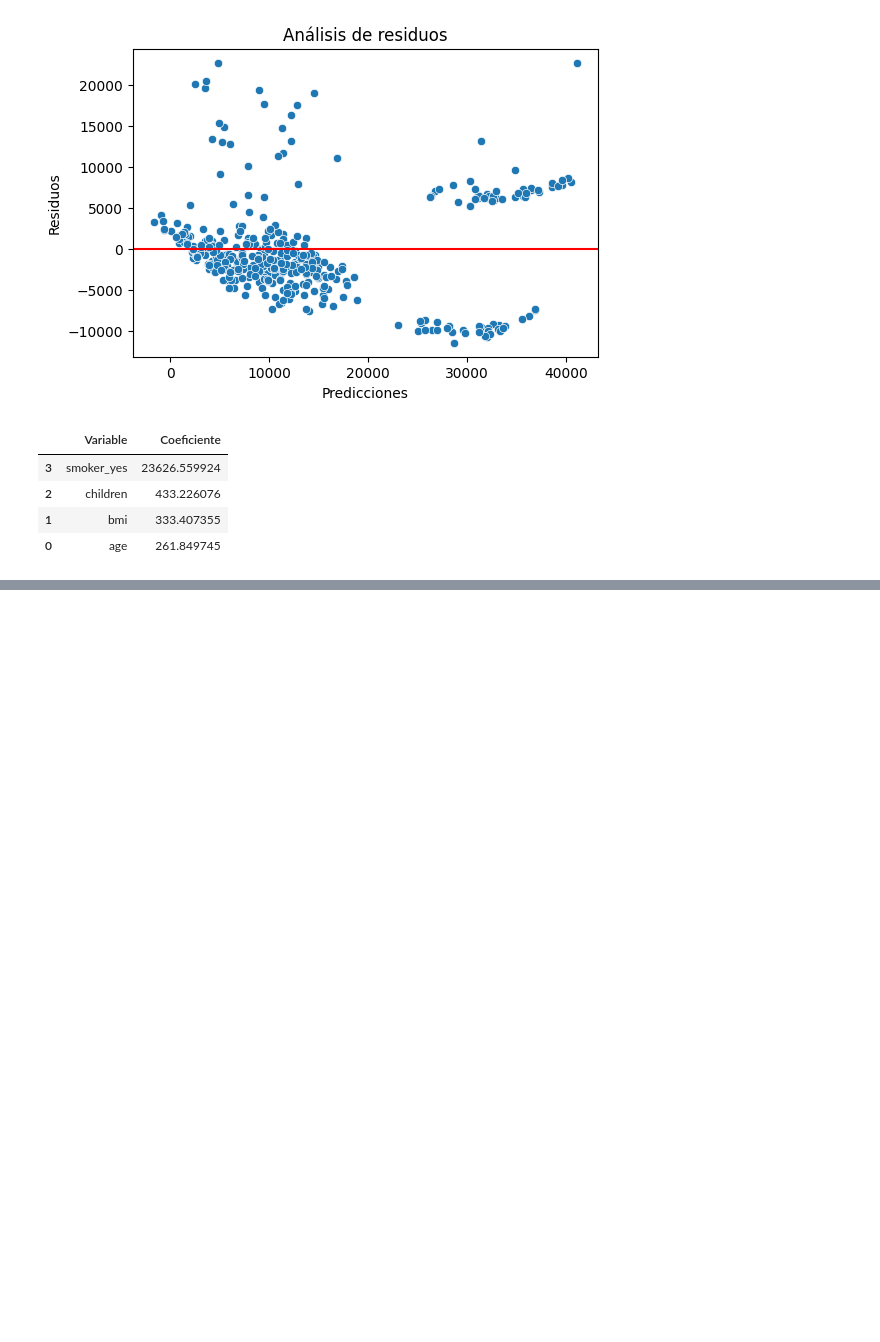
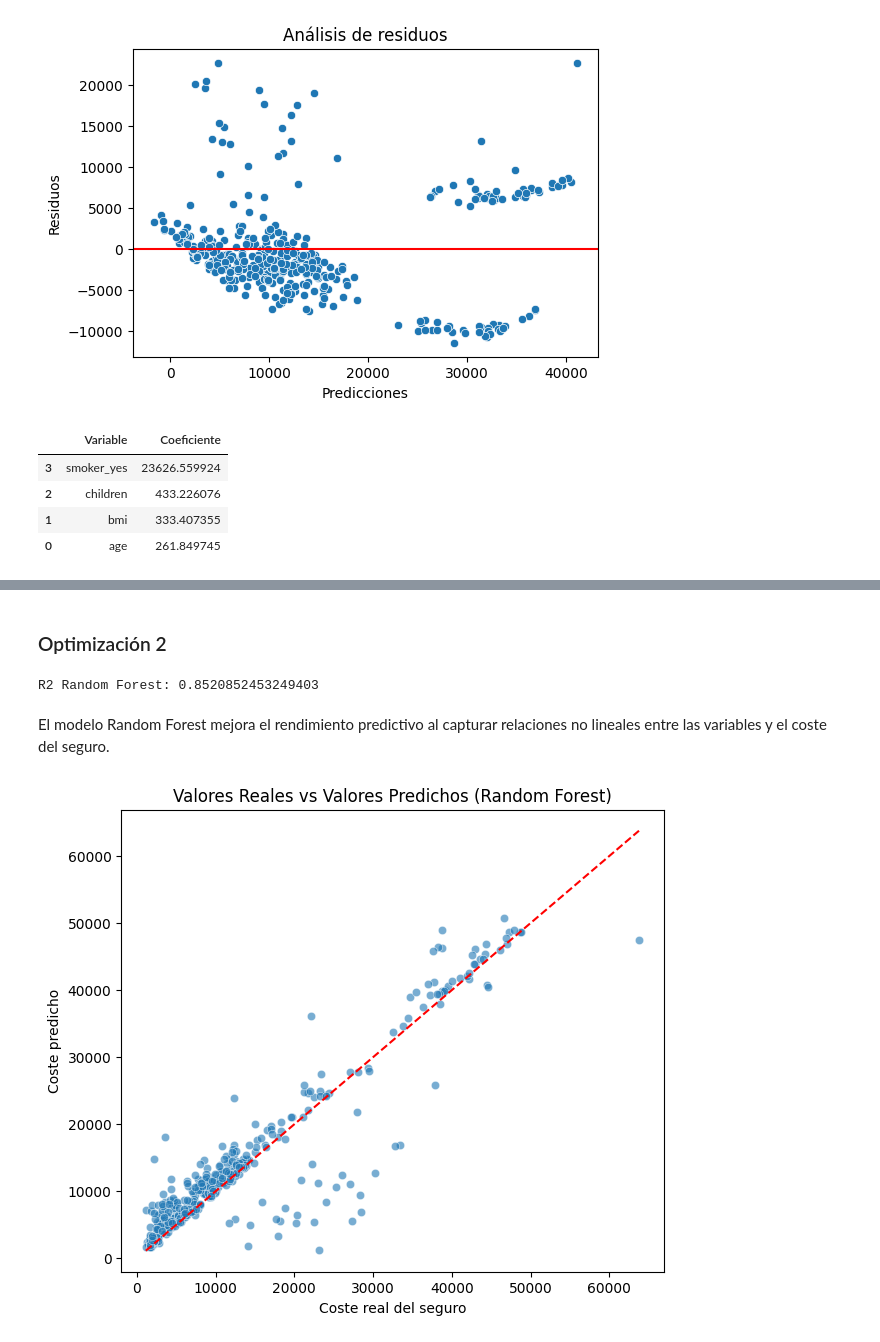
Before and after one commit to natbp/natbp_intro_ML, a Jupyter notebook: src/02-linear-regression-medical-insurance-cost.ipynb, the cells around one changed output, grey strips where cells are left out. Saved outputs shown, nothing was run; the diff lists cells and outputs as text; code cells hidden in the pictures; blank space fills up the shorter version.

Commit message:
Mejora de la optimización del modelo de regresión lineal y ajuste en la conclusión

```diff
--- a/src/02-linear-regression-medical-insurance-cost.ipynb
+++ b/src/02-linear-regression-medical-insurance-cost.ipynb
@@ -624,0 +570,40 @@ comprensión de los factores que impactan los costos asociados a los clientes.
+# %% [markdown]
+### Optimización 2
+# %%
+from sklearn.ensemble import RandomForestRegressor
+
+rf = RandomForestRegressor(random_state=42)
+
+rf.fit(X_train_RL, y_train_RL)
+
+y_pred_rf = rf.predict(X_test_RL)
+
+print("R2 Random Forest:", r2_score(y_test_RL, y_pred_rf))
+# %% [output]
+R2 Random Forest: 0.8520852453249403
+# %% [markdown]
+El modelo Random Forest mejora el rendimiento predictivo al capturar relaciones no lineales entre las variables y el coste del seguro.
+# %%
+fig, axis = plt.subplots(figsize=(7,6))
+
+sns.scatterplot(
+    x=y_test_RL,
+    y=y_pred_rf,
+    alpha=0.6
+)
+
+# línea perfecta de predicción
+plt.plot(
+    [y_test_RL.min(), y_test_RL.max()],
+    [y_test_RL.min(), y_test_RL.max()],
+    color="red",
+    linestyle="--"
+)
+
+axis.set_title("Valores Reales vs Valores Predichos (Random Forest)")
+axis.set_xlabel("Coste real del seguro")
+axis.set_ylabel("Coste predicho")
+
+plt.show()
+# %% [output]
+[figure, added]
```
Also changed, not shown: parts of 14 cells of this notebook.
